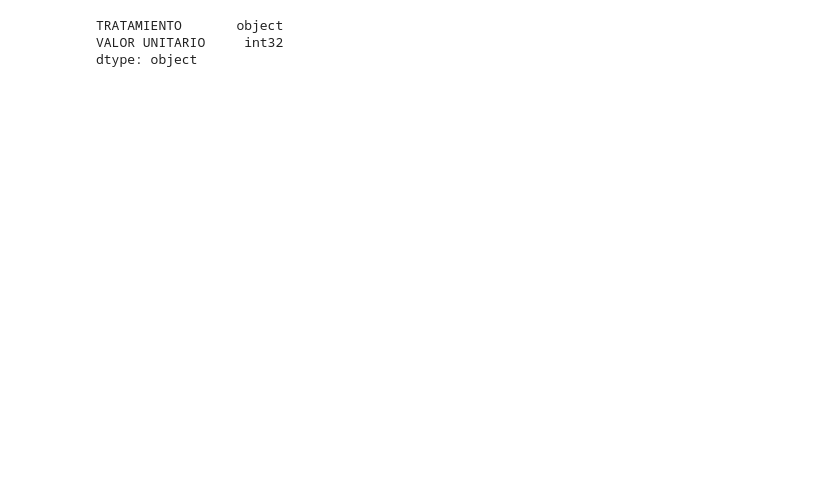
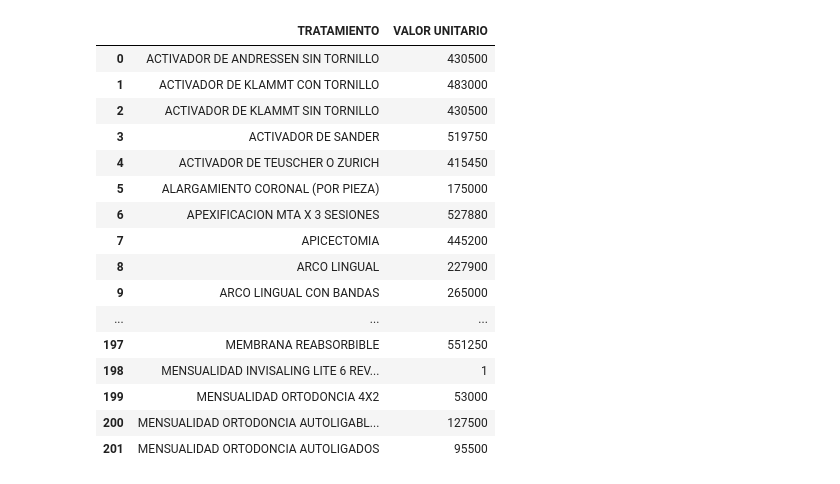
Before and after one commit to davidarango82/intro-data-sci-python, a Jupyter notebook: Untitled.ipynb, the cells around one changed output. Saved outputs shown, nothing was run; the diff lists cells and outputs as text; code cells hidden in the pictures; blank space fills up the shorter version.

```diff
--- a/Untitled.ipynb
+++ b/Untitled.ipynb
@@ -89,11 +75,26 @@ crono_df
 # %%
-#LISTA DE PRECIOS DE SERVICIOS (consolidar servicios_df y df2)
-servicios_df =  pd.read_csv('LISTADO DE SERVICIOS.csv', encoding = 'unicode_escape', sep=',')
-#pd.to_numeric(servicios_df['VALOR UNITARIO'])
-servicios_df = servicios_df.astype({'VALOR UNITARIO': int})
-servicios_df.dtypes
+#LISTA DE PRECIOS DE SERVICIOS
+precios_df =  pd.read_csv('LISTADO DE SERVICIOS.csv', encoding = 'unicode_escape', sep=',')
+
+precios_df = precios_df.astype({'VALOR UNITARIO': int})
+
+precios_df
 # %% [output]
-TRATAMIENTO       object
-VALOR UNITARIO     int32
-dtype: object
+|  | TRATAMIENTO | VALOR UNITARIO |
+| 0 | ACTIVADOR DE ANDRESSEN SIN TORNILLO | 430500 |
+| 1 | ACTIVADOR DE KLAMMT CON TORNILLO | 483000 |
+| 2 | ACTIVADOR DE KLAMMT SIN TORNILLO | 430500 |
+| 3 | ACTIVADOR DE SANDER | 519750 |
+| 4 | ACTIVADOR DE TEUSCHER O ZURICH | 415450 |
+| 5 | ALARGAMIENTO CORONAL (POR PIEZA) | 175000 |
+| 6 | APEXIFICACION MTA X 3 SESIONES | 527880 |
+| 7 | APICECTOMIA | 445200 |
+| 8 | ARCO LINGUAL | 227900 |
+| 9 | ARCO LINGUAL CON BANDAS | 265000 |
+| ... | ... | ... |
+| 197 | MEMBRANA REABSORBIBLE | 551250 |
+| 198 | MENSUALIDAD INVISALING LITE 6 REV... | 1 |
+| 199 | MENSUALIDAD ORTODONCIA 4X2 | 53000 |
+| 200 | MENSUALIDAD ORTODONCIA AUTOLIGABL... | 127500 |
+| 201 | MENSUALIDAD ORTODONCIA AUTOLIGADOS | 95500 |
 # %%
```
Also changed, not shown: parts of 11 cells of this notebook, 1 other file.
